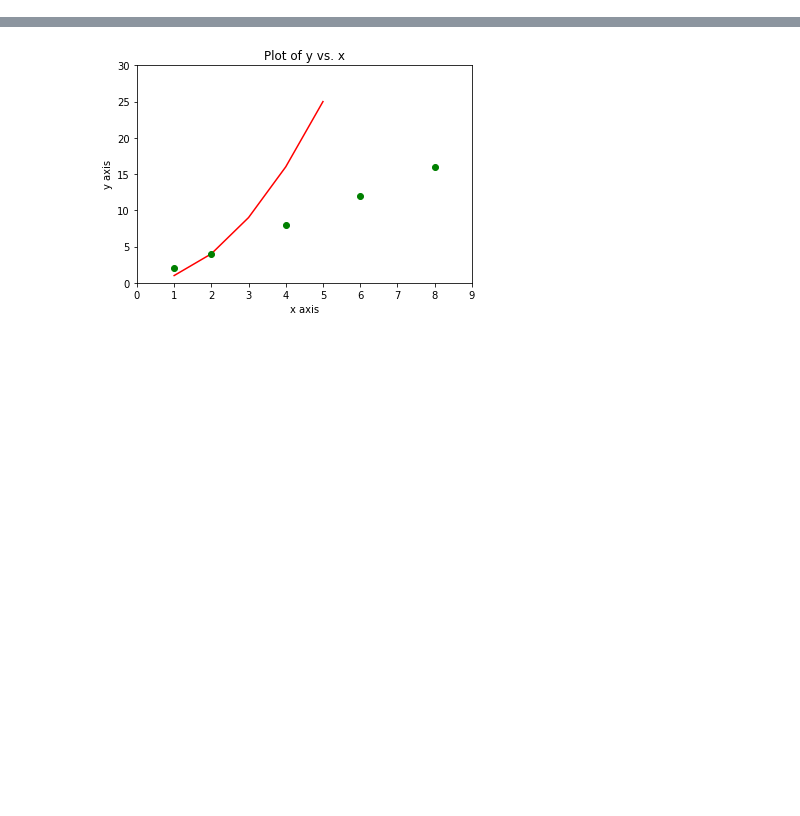
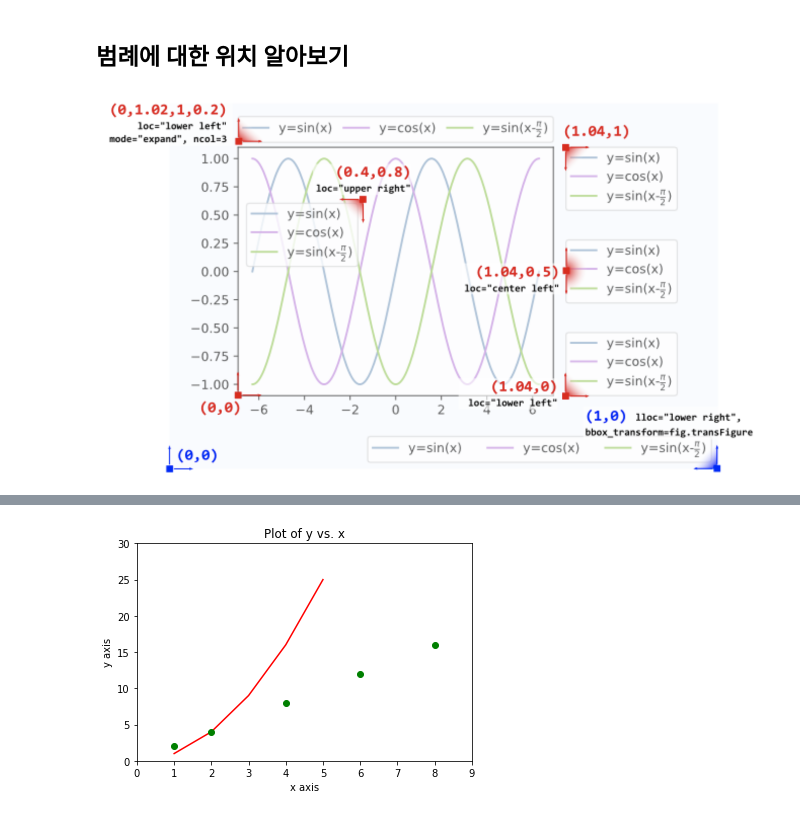
Before and after one commit to zerosum99/python_matplotlib, a Jupyter notebook: matplotlib 100_범례 넣기.ipynb, the cells around one changed output, grey strips where cells are left out. Drawn from its saved outputs; the diff is of its cells as text; code cells hidden in the pictures; blank space fills up the shorter version.

```diff
--- a/matplotlib 100_범례 넣기.ipynb
+++ b/matplotlib 100_범례 넣기.ipynb
@@ -2,3 +2,11 @@
 import matplotlib.pyplot as plt
 # %%
 %matplotlib inline
+# %% [markdown]
+## 범례에 대한 위치 알아보기
+# %%
+from IPython.display import Image
+image = Image('legend.png')
+image
+# %% [output]
+[figure, added]
```
Also changed, not shown: parts of 4 cells of this notebook, 2 other files.
